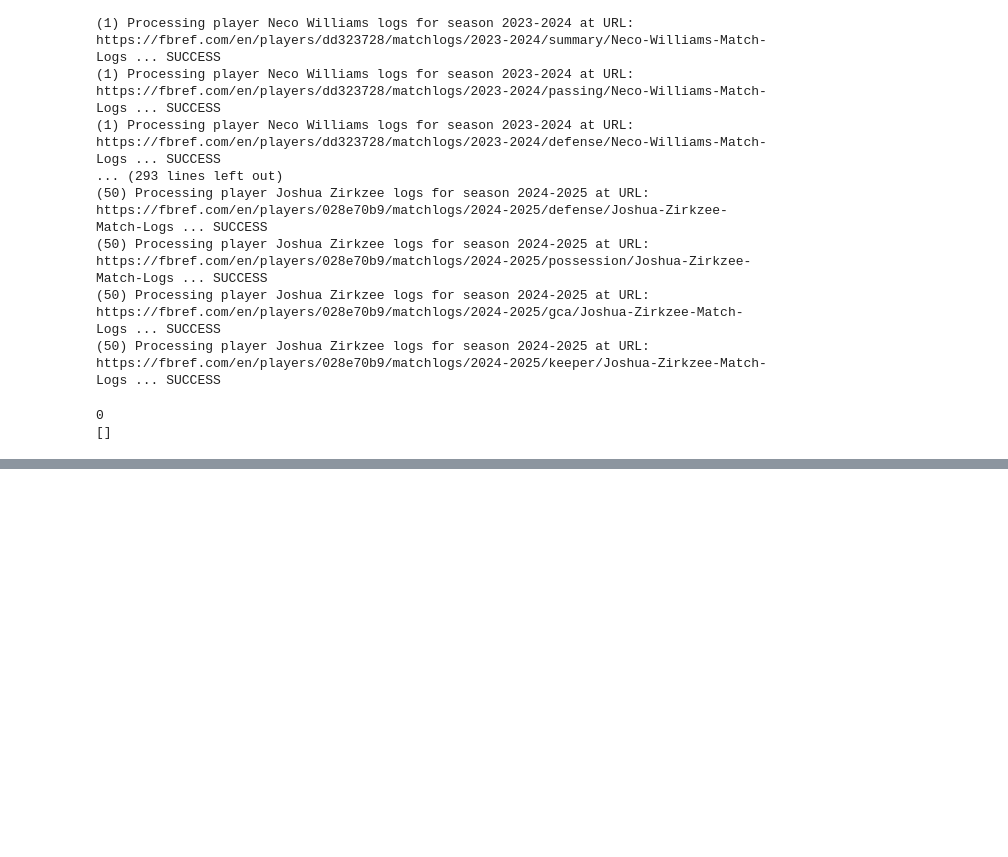
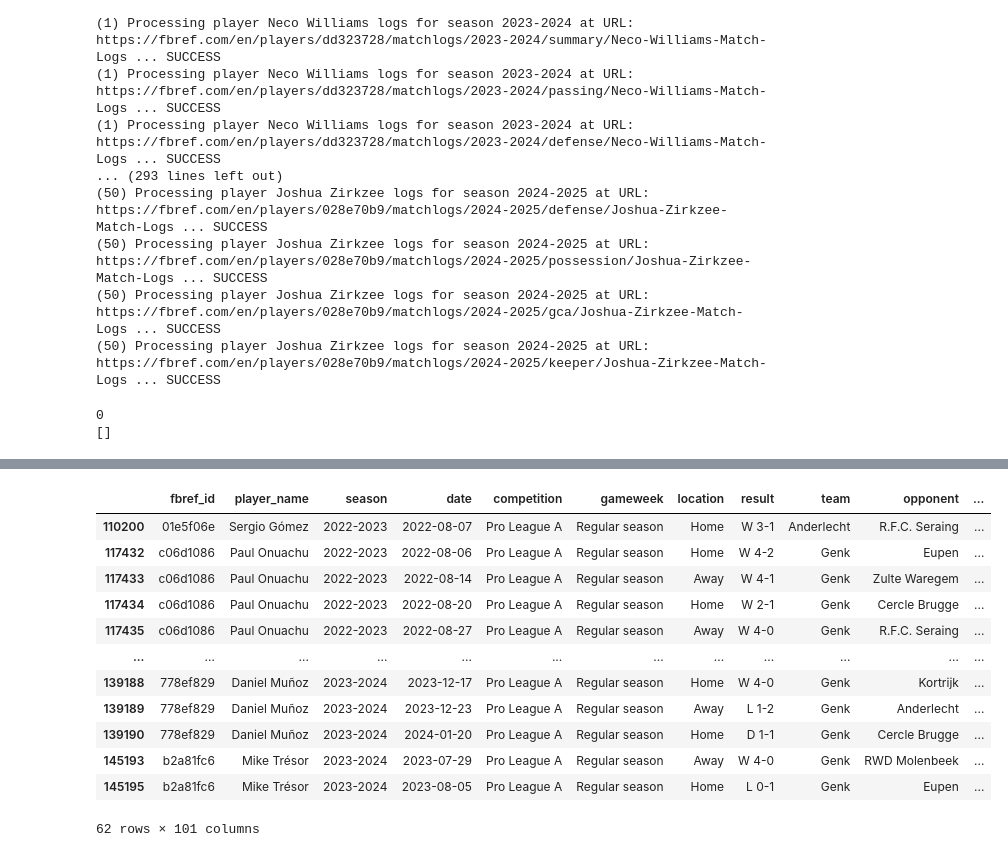
Before and after one commit to DomLaw82/pl_bets, a Jupyter notebook: match_log_investigation.ipynb, the cells around one changed output, grey strips where cells are left out. Saved outputs shown, nothing was run; the diff lists cells and outputs as text; code cells hidden in the pictures; blank space fills up the shorter version.

Commit message:
match logs

```diff
--- a/match_log_investigation.ipynb
+++ b/match_log_investigation.ipynb
@@ -369,5 +369,5 @@ Saved data to CSV file
 0
 []
 # %%
-all_match_logs = pd.read_csv('./fbref_data/enhanced_player_match_logs.csv')
+all_match_logs = pd.read_csv('./app/backend/database/ingestion/data/fbref_data/enhanced_player_match_logs.csv')
 all_match_logs.head()
@@ -383,0 +404,16 @@ ValueError: could not convert string to float: 'minutes'
+# %%
+all_match_logs[all_match_logs["competition"] == "Pro League A"]
+# %% [output]
+|  | fbref_id | player_name | season | date | competition | gameweek | location | result | team | opponent | ... |
+| 110200 | 01e5f06e | Sergio Gómez | 2022-2023 | 2022-08-07 | Pro League A | Regular season | Home | W 3-1 | Anderlecht | R.F.C. Seraing | ... |
+| 117432 | c06d1086 | Paul Onuachu | 2022-2023 | 2022-08-06 | Pro League A | Regular season | Home | W 4-2 | Genk | Eupen | ... |
+| 117433 | c06d1086 | Paul Onuachu | 2022-2023 | 2022-08-14 | Pro League A | Regular season | Away | W 4-1 | Genk | Zulte Waregem | ... |
+| 117434 | c06d1086 | Paul Onuachu | 2022-2023 | 2022-08-20 | Pro League A | Regular season | Home | W 2-1 | Genk | Cercle Brugge | ... |
+| 117435 | c06d1086 | Paul Onuachu | 2022-2023 | 2022-08-27 | Pro League A | Regular season | Away | W 4-0 | Genk | R.F.C. Seraing | ... |
+| ... | ... | ... | ... | ... | ... | ... | ... | ... | ... | ... | ... |
+| 139188 | 778ef829 | Daniel Muñoz | 2023-2024 | 2023-12-17 | Pro League A | Regular season | Home | W 4-0 | Genk | Kortrijk | ... |
+| 139189 | 778ef829 | Daniel Muñoz | 2023-2024 | 2023-12-23 | Pro League A | Regular season | Away | L 1-2 | Genk | Anderlecht | ... |
+| 139190 | 778ef829 | Daniel Muñoz | 2023-2024 | 2024-01-20 | Pro League A | Regular season | Home | D 1-1 | Genk | Cercle Brugge | ... |
+| 145193 | b2a81fc6 | Mike Trésor | 2023-2024 | 2023-07-29 | Pro League A | Regular season | Away | W 4-0 | Genk | RWD Molenbeek | ... |
+| 145195 | b2a81fc6 | Mike Trésor | 2023-2024 | 2023-08-05 | Pro League A | Regular season | Home | L 0-1 | Genk | Eupen | ... |
+62 rows × 101 columns
```
Also changed, not shown: parts of 4 cells of this notebook, 10 other files.
